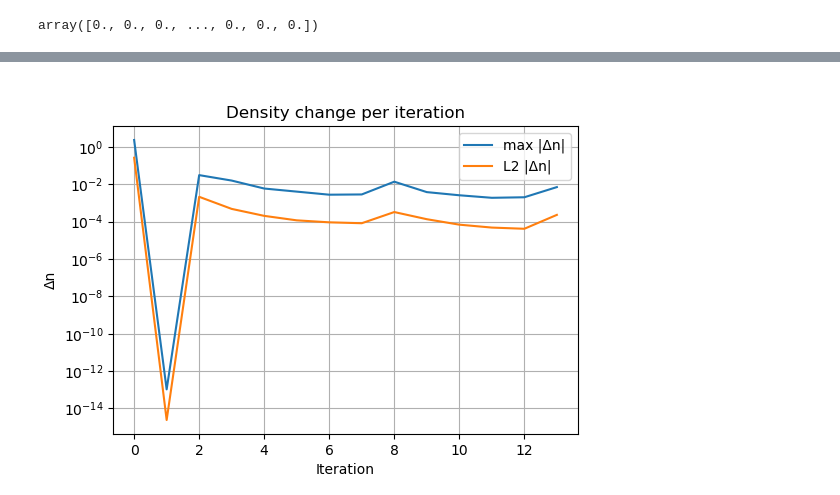
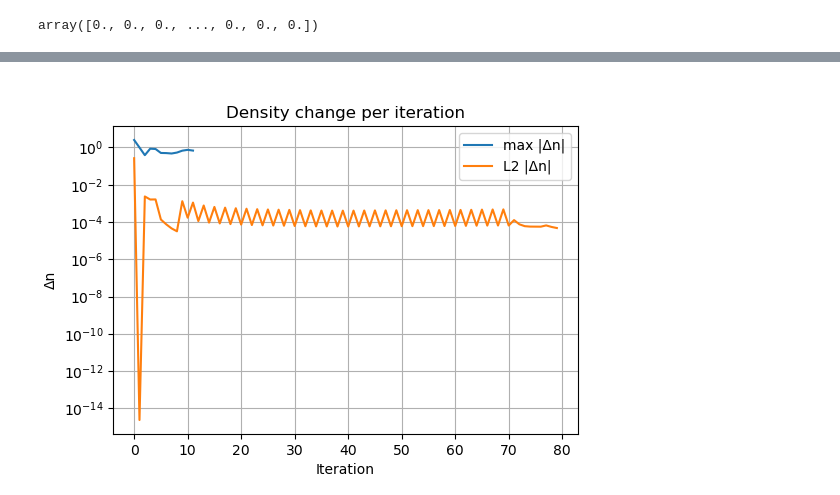
Before and after one commit to yzhaoo/EQuantum, a Jupyter notebook: dotgate_center_g.ipynb, the cells around one changed output, grey strips where cells are left out. Saved outputs shown, nothing was run; the diff lists cells and outputs as text; code cells hidden in the pictures.

```diff
--- a/dotgate_center_g.ipynb
+++ b/dotgate_center_g.ipynb
@@ -445,16 +471,16 @@ fsc.ni
 array([0., 0., 0., ..., 0., 0., 0.])
 # %%
 fsc.Ncore=1
-fsc.convergence_tol=1e-4
+fsc.convergence_tol=[2e-3,0.1]
 fsc.solve(
     syst,
     save=True,
     snapshot_mode="step",
     snapshot_every=1,
-    snapshot_folder=setuppathupdate+"/fsc_logs_ED_e_4_alpha_0.8",
+    snapshot_folder=setuppathupdate+"/fsc_logs_ED_e_4_alpha_0.4",
     save_ildos=True,
     ldos_method="ED",
-    eta=0.00015,
+    eta=0.0003,
     M=256,
     eps=0.05,
     kernel="jackson",
@@ -481,25 +536,25 @@ KeyboardInterrupt:
 # %%
 import matplotlib.pyplot as plt
 import numpy as np
 
-ni_maxdiff = np.array(fsc.log.get("ni_maxdiff", []))
+ni_maxdiff = np.array(fsc.log.get("ildos_l2diff", []))
 ni_l2diff  = np.array(fsc.log.get("ni_l2diff", []))
 
 plt.figure(figsize=(6,4))
 
 if len(ni_maxdiff):
     plt.plot(ni_maxdiff, label="max |Δn|")
 
 if len(ni_l2diff):
     plt.plot(ni_l2diff, label="L2 |Δn|")
 
 plt.yscale("log")
 plt.xlabel("Iteration")
 plt.ylabel("Δn")
 plt.title("Density change per iteration")
 plt.legend()
 plt.grid(True)
 
 plt.show()
 # %% [output]
-[figure, old version]
+[figure, new version]
```
Also changed, not shown: parts of 14 cells of this notebook, 3 other files.
